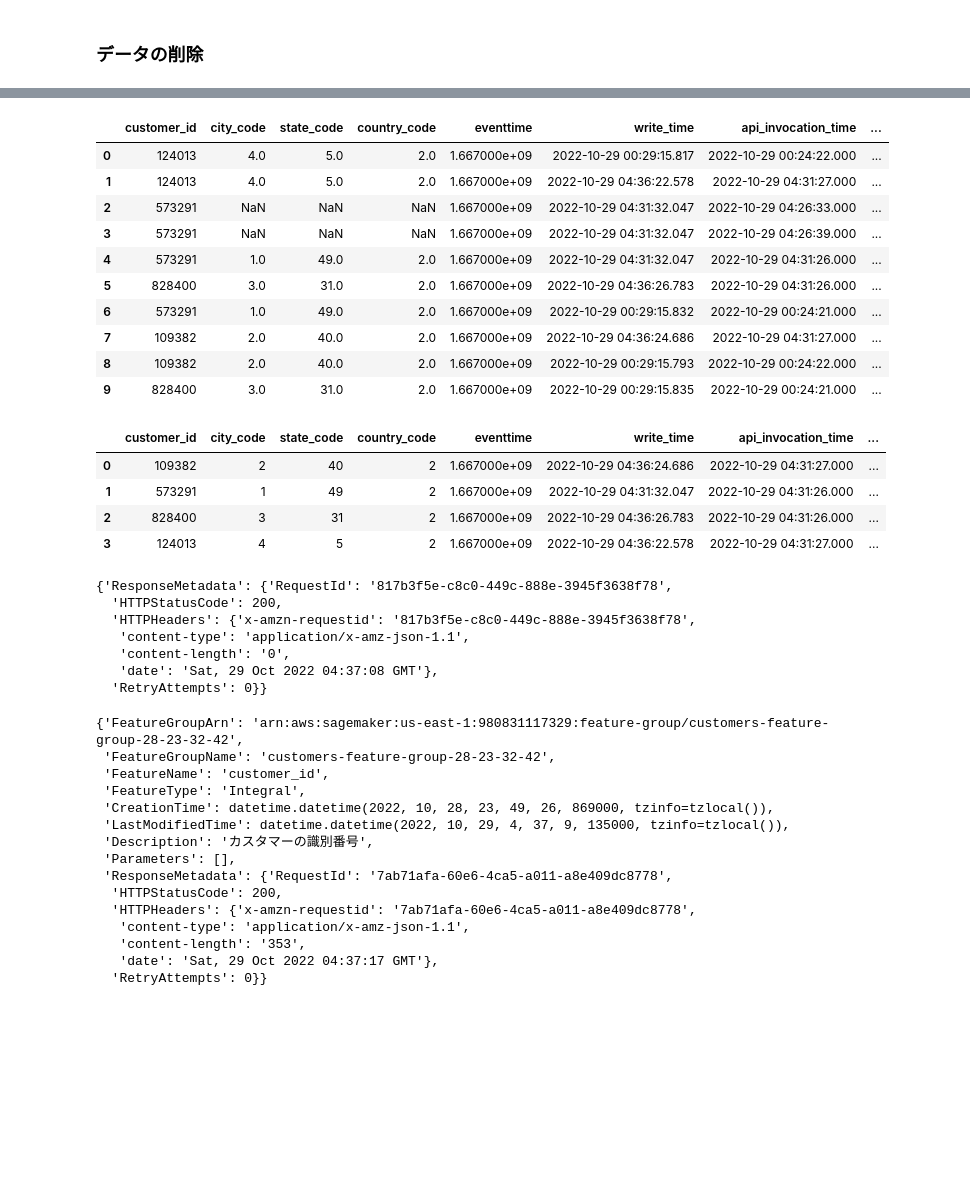
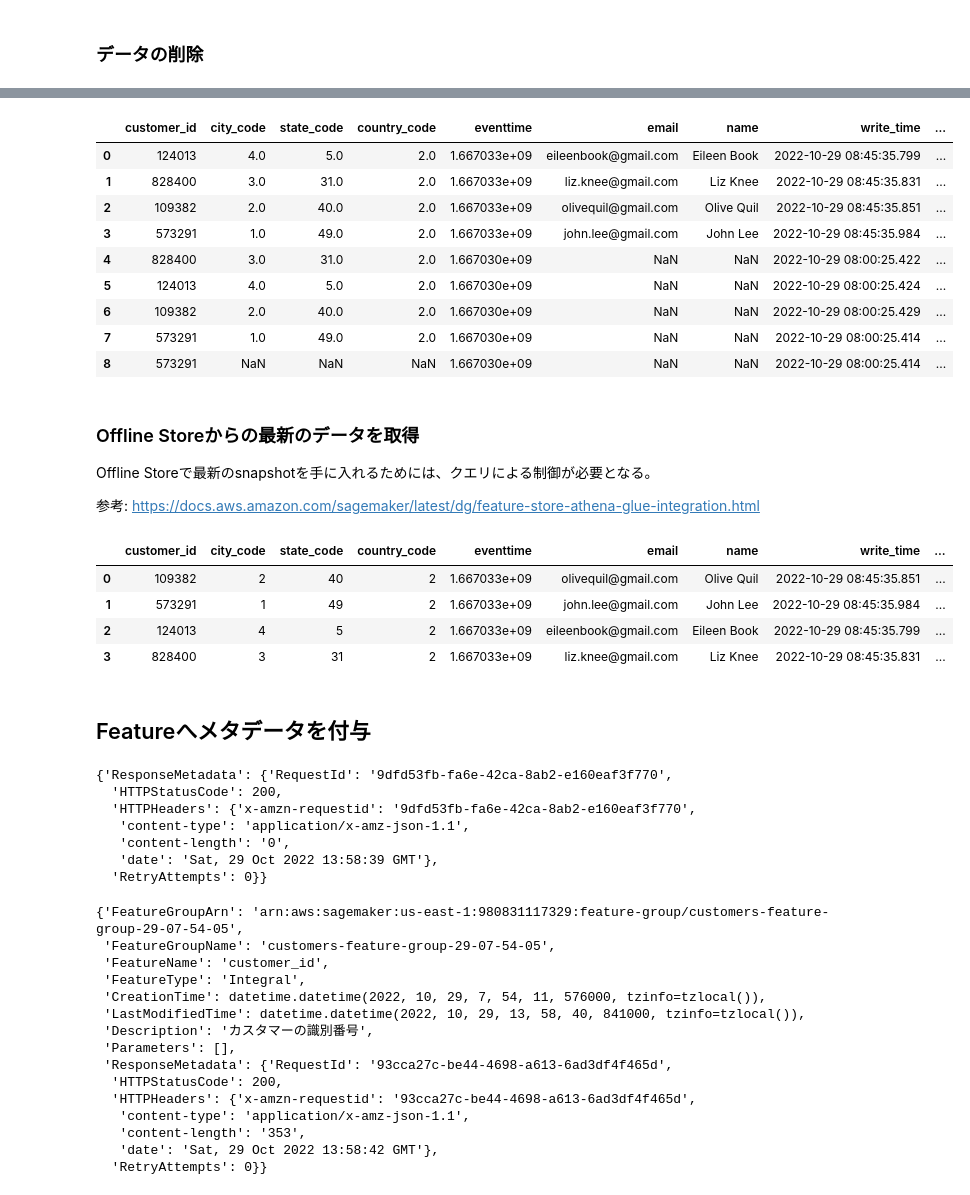
Before and after one commit to knishioka/machine-learning-workshop, a Jupyter notebook: sagemaker/feature_store/feature_group_sample.ipynb, the cells around one changed output, grey strips where cells are left out. Saved outputs shown, nothing was run; the diff lists cells and outputs as text; code cells hidden in the pictures; blank space fills up the shorter version.

```diff
--- a/sagemaker/feature_store/feature_group_sample.ipynb
+++ b/sagemaker/feature_store/feature_group_sample.ipynb
@@ -346,0 +349,6 @@ customer_query.as_dataframe()
+# %%
+from sagemaker.feature_store.feature_definition import StringFeatureDefinition
+
+customers_feature_group.update(
+    feature_additions=[StringFeatureDefinition("email"), StringFeatureDefinition("name")]
+)
@@ -355,20 +402,25 @@ IngestionManagerPandas(feature_group_name='customers-feature-group-28-23-32-42',
 # %%
+query_string = f'SELECT * FROM "{customer_table}"'
 customer_query = customers_feature_group.athena_query()
 customer_query.run(query_string=query_string, output_location=f"s3://{s3_bucket_name}/query_results/")
 customer_query.wait()
 customer_query.as_dataframe()
 # %% [output]
-|  | customer_id | city_code | state_code | country_code | eventtime | write_time | api_invocation_time | ... |
-| 0 | 124013 | 4.0 | 5.0 | 2.0 | 1.667000e+09 | 2022-10-29 00:29:15.817 | 2022-10-29 00:24:22.000 | ... |
-| 1 | 124013 | 4.0 | 5.0 | 2.0 | 1.667000e+09 | 2022-10-29 04:36:22.578 | 2022-10-29 04:31:27.000 | ... |
-| 2 | 573291 | NaN | NaN | NaN | 1.667000e+09 | 2022-10-29 04:31:32.047 | 2022-10-29 04:26:33.000 | ... |
-| 3 | 573291 | NaN | NaN | NaN | 1.667000e+09 | 2022-10-29 04:31:32.047 | 2022-10-29 04:26:39.000 | ... |
-| 4 | 573291 | 1.0 | 49.0 | 2.0 | 1.667000e+09 | 2022-10-29 04:31:32.047 | 2022-10-29 04:31:26.000 | ... |
-| 5 | 828400 | 3.0 | 31.0 | 2.0 | 1.667000e+09 | 2022-10-29 04:36:26.783 | 2022-10-29 04:31:26.000 | ... |
-| 6 | 573291 | 1.0 | 49.0 | 2.0 | 1.667000e+09 | 2022-10-29 00:29:15.832 | 2022-10-29 00:24:21.000 | ... |
-| 7 | 109382 | 2.0 | 40.0 | 2.0 | 1.667000e+09 | 2022-10-29 04:36:24.686 | 2022-10-29 04:31:27.000 | ... |
-| 8 | 109382 | 2.0 | 40.0 | 2.0 | 1.667000e+09 | 2022-10-29 00:29:15.793 | 2022-10-29 00:24:22.000 | ... |
-| 9 | 828400 | 3.0 | 31.0 | 2.0 | 1.667000e+09 | 2022-10-29 00:29:15.835 | 2022-10-29 00:24:21.000 | ... |
+|  | customer_id | city_code | state_code | country_code | eventtime | email | name | write_time | ... |
+| 0 | 124013 | 4.0 | 5.0 | 2.0 | 1.667033e+09 | eileenbook@gmail.com | Eileen Book | 2022-10-29 08:45:35.799 | ... |
+| 1 | 828400 | 3.0 | 31.0 | 2.0 | 1.667033e+09 | liz.knee@gmail.com | Liz Knee | 2022-10-29 08:45:35.831 | ... |
+| 2 | 109382 | 2.0 | 40.0 | 2.0 | 1.667033e+09 | olivequil@gmail.com | Olive Quil | 2022-10-29 08:45:35.851 | ... |
+| 3 | 573291 | 1.0 | 49.0 | 2.0 | 1.667033e+09 | john.lee@gmail.com | John Lee | 2022-10-29 08:45:35.984 | ... |
+| 4 | 828400 | 3.0 | 31.0 | 2.0 | 1.667030e+09 | NaN | NaN | 2022-10-29 08:00:25.422 | ... |
+| 5 | 124013 | 4.0 | 5.0 | 2.0 | 1.667030e+09 | NaN | NaN | 2022-10-29 08:00:25.424 | ... |
+| 6 | 109382 | 2.0 | 40.0 | 2.0 | 1.667030e+09 | NaN | NaN | 2022-10-29 08:00:25.429 | ... |
+| 7 | 573291 | 1.0 | 49.0 | 2.0 | 1.667030e+09 | NaN | NaN | 2022-10-29 08:00:25.414 | ... |
+| 8 | 573291 | NaN | NaN | NaN | 1.667030e+09 | NaN | NaN | 2022-10-29 08:00:25.414 | ... |
+# %% [markdown]
+### Offline Storeからの最新のデータを取得
+Offline Storeで最新のsnapshotを手に入れるためには、クエリによる制御が必要となる。
+
+参考: https://docs.aws.amazon.com/sagemaker/latest/dg/feature-store-athena-glue-integration.html
 # %%
 query_string = f"""
 SELECT *
@@ -384,41 +436,43 @@ customer_query.run(query_string=query_string, output_location=f"s3://{s3_bucket_
 customer_query.wait()
 customer_query.as_dataframe()
 # %% [output]
-|  | customer_id | city_code | state_code | country_code | eventtime | write_time | api_invocation_time | ... |
-| 0 | 109382 | 2 | 40 | 2 | 1.667000e+09 | 2022-10-29 04:36:24.686 | 2022-10-29 04:31:27.000 | ... |
-| 1 | 573291 | 1 | 49 | 2 | 1.667000e+09 | 2022-10-29 04:31:32.047 | 2022-10-29 04:31:26.000 | ... |
-| 2 | 828400 | 3 | 31 | 2 | 1.667000e+09 | 2022-10-29 04:36:26.783 | 2022-10-29 04:31:26.000 | ... |
-| 3 | 124013 | 4 | 5 | 2 | 1.667000e+09 | 2022-10-29 04:36:22.578 | 2022-10-29 04:31:27.000 | ... |
+|  | customer_id | city_code | state_code | country_code | eventtime | email | name | write_time | ... |
+| 0 | 109382 | 2 | 40 | 2 | 1.667033e+09 | olivequil@gmail.com | Olive Quil | 2022-10-29 08:45:35.851 | ... |
+| 1 | 573291 | 1 | 49 | 2 | 1.667033e+09 | john.lee@gmail.com | John Lee | 2022-10-29 08:45:35.984 | ... |
+| 2 | 124013 | 4 | 5 | 2 | 1.667033e+09 | eileenbook@gmail.com | Eileen Book | 2022-10-29 08:45:35.799 | ... |
+| 3 | 828400 | 3 | 31 | 2 | 1.667033e+09 | liz.knee@gmail.com | Liz Knee | 2022-10-29 08:45:35.831 | ... |
+# %% [markdown]
+## Featureへメタデータを付与
 # %%
 customers_feature_group.update_feature_metadata(
     feature_name="customer_id",
     description="カスタマーの識別番号",
 )
 # %% [output]
-{'ResponseMetadata': {'RequestId': '817b3f5e-c8c0-449c-888e-3945f3638f78',
+{'ResponseMetadata': {'RequestId': '9dfd53fb-fa6e-42ca-8ab2-e160eaf3f770',
   'HTTPStatusCode': 200,
-  'HTTPHeaders': {'x-amzn-requestid': '817b3f5e-c8c0-449c-888e-3945f3638f78',
+  'HTTPHeaders': {'x-amzn-requestid': '9dfd53fb-fa6e-42ca-8ab2-e160eaf3f770',
    'content-type': 'application/x-amz-json-1.1',
    'content-length': '0',
-   'date': 'Sat, 29 Oct 2022 04:37:08 GMT'},
+   'date': 'Sat, 29 Oct 2022 13:58:39 GMT'},
   'RetryAttempts': 0}}
 # %%
 customers_feature_group.describe_feature_metadata(feature_name="customer_id")
 # %% [output]
-{'FeatureGroupArn': 'arn:aws:sagemaker:us-east-1:980831117329:feature-group/customers-feature-group-28-23-32-42',
- 'FeatureGroupName': 'customers-feature-group-28-23-32-42',
+{'FeatureGroupArn': 'arn:aws:sagemaker:us-east-1:980831117329:feature-group/customers-feature-group-29-07-54-05',
+ 'FeatureGroupName': 'customers-feature-group-29-07-54-05',
  'FeatureName': 'customer_id',
  'FeatureType': 'Integral',
- 'CreationTime': datetime.datetime(2022, 10, 28, 23, 49, 26, 869000, tzinfo=tzlocal()),
- 'LastModifiedTime': datetime.datetime(2022, 10, 29, 4, 37, 9, 135000, tzinfo=tzlocal()),
+ 'CreationTime': datetime.datetime(2022, 10, 29, 7, 54, 11, 576000, tzinfo=tzlocal()),
+ 'LastModifiedTime': datetime.datetime(2022, 10, 29, 13, 58, 40, 841000, tzinfo=tzlocal()),
  'Description': 'カスタマーの識別番号',
  'Parameters': [],
- 'ResponseMetadata': {'RequestId': '7ab71afa-60e6-4ca5-a011-a8e409dc8778',
+ 'ResponseMetadata': {'RequestId': '93cca27c-be44-4698-a613-6ad3df4f465d',
   'HTTPStatusCode': 200,
-  'HTTPHeaders': {'x-amzn-requestid': '7ab71afa-60e6-4ca5-a011-a8e409dc8778',
+  'HTTPHeaders': {'x-amzn-requestid': '93cca27c-be44-4698-a613-6ad3df4f465d',
    'content-type': 'application/x-amz-json-1.1',
    'content-length': '353',
-   'date': 'Sat, 29 Oct 2022 04:37:17 GMT'},
+   'date': 'Sat, 29 Oct 2022 13:58:42 GMT'},
   'RetryAttempts': 0}}
 # %%
 from sagemaker.feature_store.inputs import FeatureParameter
```
Also changed, not shown: parts of 28 cells of this notebook.
